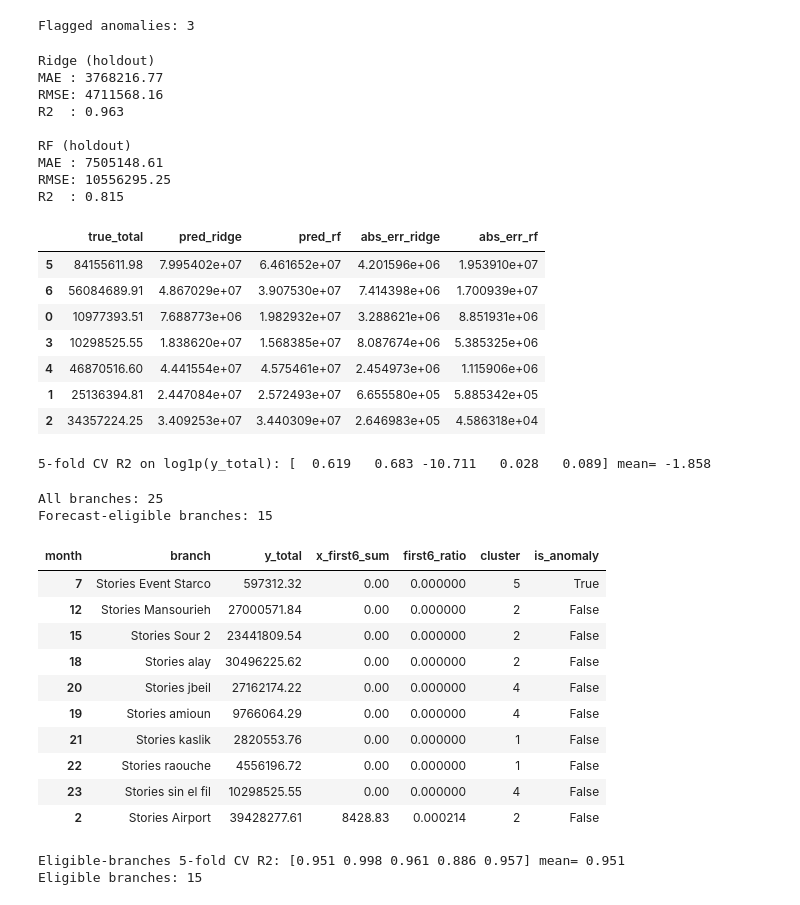
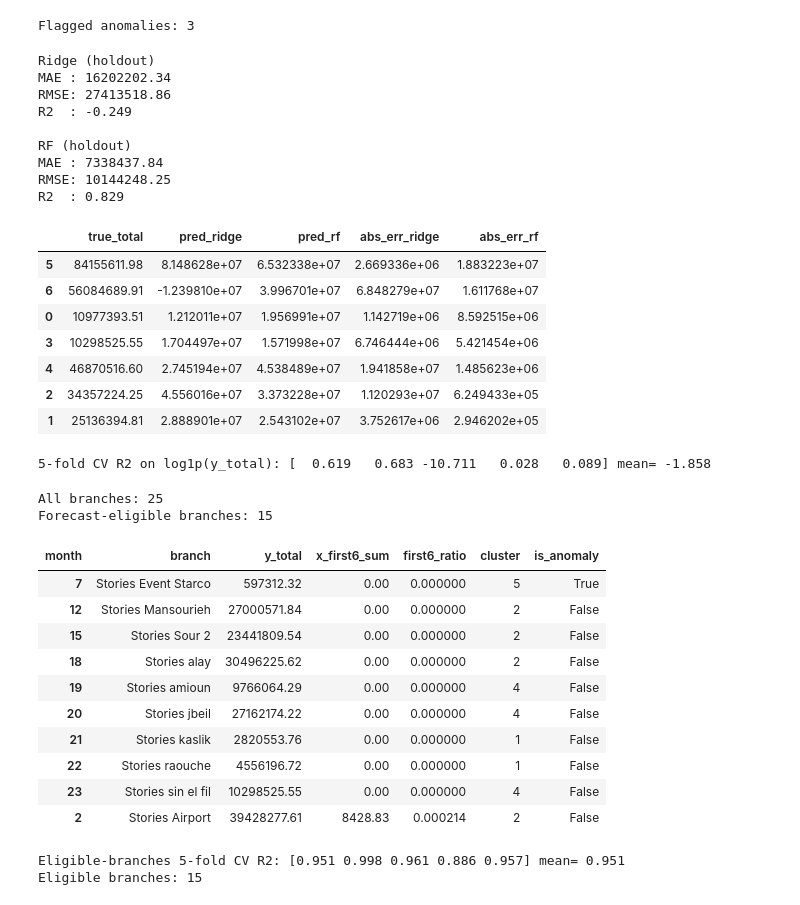
Before and after one commit to HibaSwaidan/stories-coffee-ml, a Jupyter notebook: stories_analysis.ipynb, the cells around one changed output. Saved outputs shown, nothing was run; the diff lists cells and outputs as text; code cells hidden in the pictures.

```diff
--- a/stories_analysis.ipynb
+++ b/stories_analysis.ipynb
@@ -15,10 +1,20 @@ sample_data
 # %%
+import os
 import pandas as pd
 
-# 3 clean CSVs
-df14  = pd.read_csv("/content/rep_s_00014_SMRY.csv", encoding_errors="ignore")
-df191 = pd.read_csv("/content/rep_s_00191_SMRY-3.csv", encoding_errors="ignore")
-df673 = pd.read_csv("/content/rep_s_00673_SMRY.csv", encoding_errors="ignore")
+BASE = "/content" if os.path.exists("/content") else "."
+print("BASE:", BASE)
+
+df14  = pd.read_csv(f"{BASE}/rep_s_00014_SMRY.csv", encoding_errors="ignore")
+df191 = pd.read_csv(f"{BASE}/rep_s_00191_SMRY-3.csv", encoding_errors="ignore")
+df673 = pd.read_csv(f"{BASE}/rep_s_00673_SMRY.csv", encoding_errors="ignore")
+df134 = pd.read_csv(
+    f"{BASE}/REP_S_00134_SMRY.csv",
+    encoding_errors="ignore",
+    header=None,
+    dtype=str,
+    keep_default_na=False
+)
 
 for name, df in [("00014", df14), ("00191", df191), ("00673", df673)]:
     print("\n==", name, "==")
@@ -27,7 +23,7 @@ for name, df in [("00014", df14), ("00191", df191), ("00673", df673)]:
     display(df.head(3))
 
 # messy monthly sales export (read raw, no header)
-df134_raw = pd.read_csv("/content/REP_S_00134_SMRY.csv", header=None, dtype=str, keep_default_na=False)
+df134_raw = pd.read_csv(f"{BASE}/REP_S_00134_SMRY.csv", header=None, dtype=str, keep_default_na=False, encoding_errors="ignore")
 print("\n== 00134 RAW ==")
 print("shape:", df134_raw.shape)
 display(df134_raw.head(50))
@@ -373,63 +371,82 @@ print("Flagged anomalies:", int(df2025["is_anomaly"].sum()))
 Flagged anomalies: 3
 # %%
 import numpy as np
+import pandas as pd
+
+from sklearn.linear_model import Ridge
+from sklearn.ensemble import RandomForestRegressor
 from sklearn.metrics import mean_absolute_error, mean_squared_error, r2_score
 from sklearn.model_selection import train_test_split
 
+# -----------------------------
+# Forecasting: Jan–Jun -> Full Year
+# -----------------------------
 FIRST6 = ["January","February","March","April","May","June"]
+
+# These columns must already exist in df2025 from your feature-engineering step:
+# - x_first6_sum
+# - x_January ... x_June
+# - xshare_January ... xshare_June
 feature_cols = ["x_first6_sum"] + [f"x_{m}" for m in FIRST6] + [f"xshare_{m}" for m in FIRST6]
 
 X = df2025[feature_cols].values
 y = df2025["y_total"].values
 
+# Models (define them BEFORE calling .fit)
+ridge = Ridge(alpha=1.0)
+rf    = RandomForestRegressor(n_estimators=300, random_state=42)
+
+# Holdout split
 Xtr, Xte, ytr, yte = train_test_split(X, y, test_size=0.25, random_state=42)
 
+# Fit
 ridge.fit(Xtr, ytr)
 rf.fit(Xtr, ytr)
 
+# Predict
 pred_ridge = ridge.predict(Xte)
 pred_rf    = rf.predict(Xte)
 
 def report(name, yt, yp):
     mae  = mean_absolute_error(yt, yp)
     mse  = mean_squared_error(yt, yp)     # no squared arg
     rmse = np.sqrt(mse)
     r2   = r2_score(yt, yp)
     print(f"\n{name}")
     print("MAE :", round(mae, 2))
     print("RMSE:", round(rmse, 2))
     print("R2  :", round(r2, 3))
 
 report("Ridge (holdout)", yte, pred_ridge)
 report("RF (holdout)",    yte, pred_rf)
 
 holdout = pd.DataFrame({
     "true_total": yte,
     "pred_ridge": pred_ridge,
     "pred_rf": pred_rf
 })
 holdout["abs_err_ridge"] = (holdout["pred_ridge"] - holdout["true_total"]).abs()
 holdout["abs_err_rf"]    = (holdout["pred_rf"] - holdout["true_total"]).abs()
 
 display(holdout.sort_values("abs_err_rf", ascending=False).head(10))
 # %% [output]
 Ridge (holdout)
-MAE : 3768216.77
-RMSE: 4711568.16
-R2  : 0.963
+MAE : 16202202.34
+RMSE: 27413518.86
+R2  : -0.249
 
 RF (holdout)
-MAE : 7505148.61
-RMSE: 10556295.25
-R2  : 0.815
+MAE : 7338437.84
+RMSE: 10144248.25
+R2  : 0.829
 |  | true_total | pred_ridge | pred_rf | abs_err_ridge | abs_err_rf |
-| 5 | 84155611.98 | 7.995402e+07 | 6.461652e+07 | 4.201596e+06 | 1.953910e+07 |
-| 6 | 56084689.91 | 4.867029e+07 | 3.907530e+07 | 7.414398e+06 | 1.700939e+07 |
-| 0 | 10977393.51 | 7.688773e+06 | 1.982932e+07 | 3.288621e+06 | 8.851931e+06 |
-| 3 | 10298525.55 | 1.838620e+07 | 1.568385e+07 | 8.087674e+06 | 5.385325e+06 |
-| 4 | 46870516.60 | 4.441554e+07 | 4.575461e+07 | 2.454973e+06 | 1.115906e+06 |
-| 1 | 25136394.81 | 2.447084e+07 | 2.572493e+07 | 6.655580e+05 | 5.885342e+05 |
-| 2 | 34357224.25 | 3.409253e+07 | 3.440309e+07 | 2.646983e+05 | 4.586318e+04 |
+| 5 | 84155611.98 | 8.148628e+07 | 6.532338e+07 | 2.669336e+06 | 1.883223e+07 |
+| 6 | 56084689.91 | -1.239810e+07 | 3.996701e+07 | 6.848279e+07 | 1.611768e+07 |
+| 0 | 10977393.51 | 1.212011e+07 | 1.956991e+07 | 1.142719e+06 | 8.592515e+06 |
+| 3 | 10298525.55 | 1.704497e+07 | 1.571998e+07 | 6.746444e+06 | 5.421454e+06 |
+| 4 | 46870516.60 | 2.745194e+07 | 4.538489e+07 | 1.941858e+07 | 1.485623e+06 |
+| 2 | 34357224.25 | 4.556016e+07 | 3.373228e+07 | 1.120293e+07 | 6.249433e+05 |
+| 1 | 25136394.81 | 2.888901e+07 | 2.543102e+07 | 3.752617e+06 | 2.946202e+05 |
 # %%
 import numpy as np
 from sklearn.model_selection import KFold, cross_val_score
@@ -479,8 +496,8 @@ Forecast-eligible branches: 15
 | 12 | Stories Mansourieh | 27000571.84 | 0.00 | 0.000000 | 2 | False |
 | 15 | Stories Sour 2 | 23441809.54 | 0.00 | 0.000000 | 2 | False |
 | 18 | Stories alay | 30496225.62 | 0.00 | 0.000000 | 2 | False |
+| 19 | Stories amioun | 9766064.29 | 0.00 | 0.000000 | 4 | False |
 | 20 | Stories jbeil | 27162174.22 | 0.00 | 0.000000 | 4 | False |
-| 19 | Stories amioun | 9766064.29 | 0.00 | 0.000000 | 4 | False |
 | 21 | Stories kaslik | 2820553.76 | 0.00 | 0.000000 | 1 | False |
 | 22 | Stories raouche | 4556196.72 | 0.00 | 0.000000 | 1 | False |
 | 23 | Stories sin el fil | 10298525.55 | 0.00 | 0.000000 | 4 | False |
```
Also changed, not shown: parts of 4 cells of this notebook, 1 other file.
